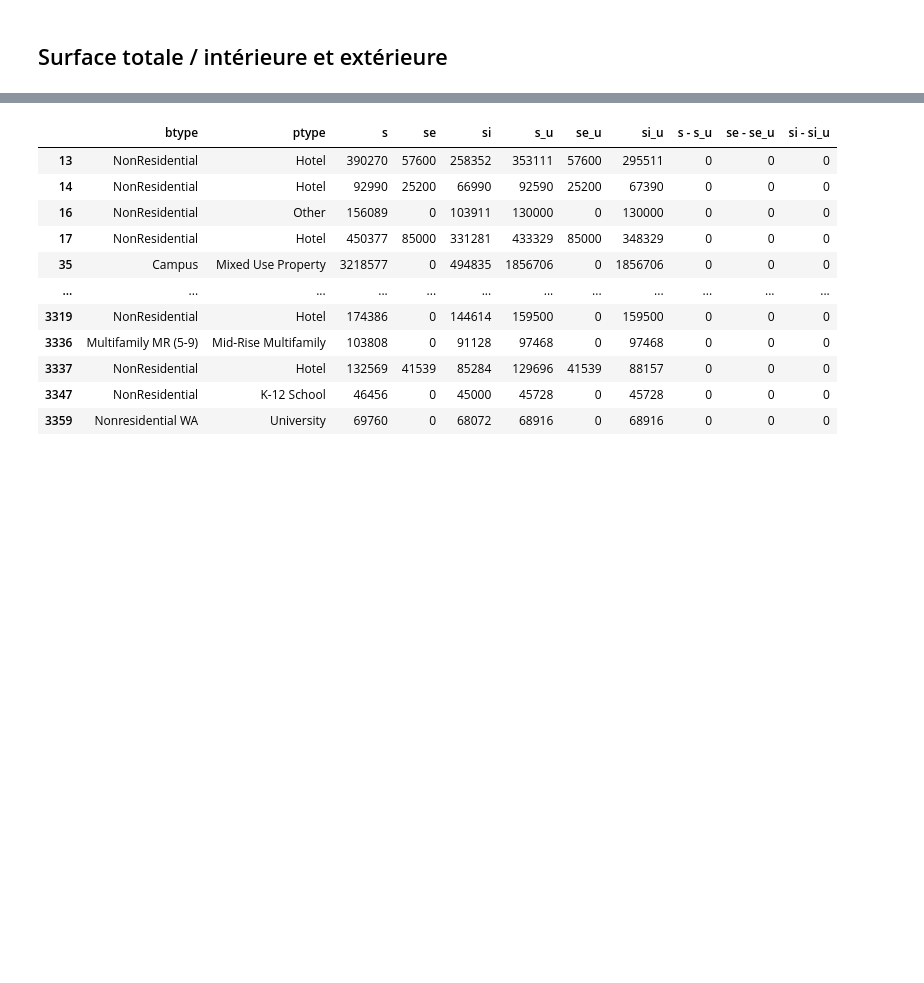
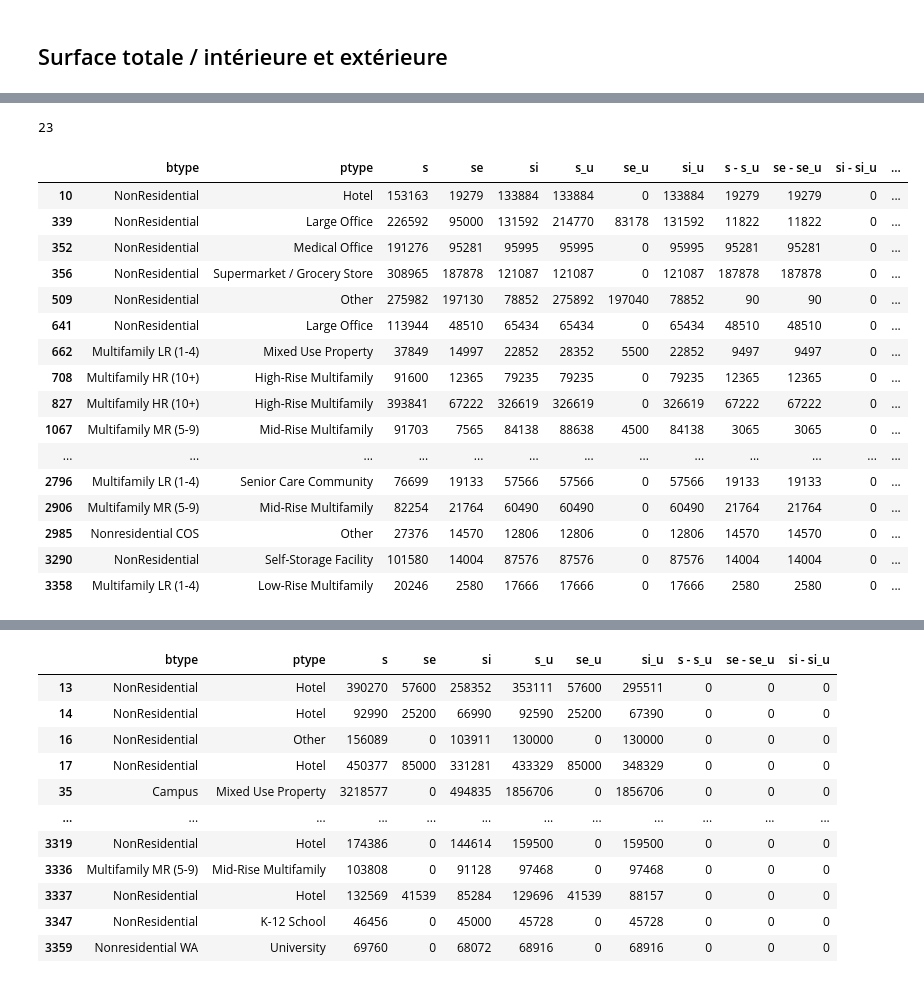
Before and after one commit to Franck-PepperLabs/pepper_carbon-neutral_seattle, a Jupyter notebook: jupyter/infer.ipynb, the cells around one changed output, grey strips where cells are left out. Drawn from its saved outputs; the diff is of its cells as text; code cells hidden in the pictures; blank space fills up the shorter version.

```diff
--- a/jupyter/infer.ipynb
+++ b/jupyter/infer.ipynb
@@ -721,0 +869,24 @@ display(table_si_inf_siu)
+# %%
+class_4_members = _table[class_4]
+class_4_members_details = join_use_allocation(class_4_members, data)
+print(class_4_members_details.shape[0])
+display(class_4_members_details)
+# %% [output]
+23
+|  | btype | ptype | s | se | si | s_u | se_u | si_u | s - s_u | se - se_u | si - si_u | ... |
+| 10 | NonResidential | Hotel | 153163 | 19279 | 133884 | 133884 | 0 | 133884 | 19279 | 19279 | 0 | ... |
+| 339 | NonResidential | Large Office | 226592 | 95000 | 131592 | 214770 | 83178 | 131592 | 11822 | 11822 | 0 | ... |
+| 352 | NonResidential | Medical Office | 191276 | 95281 | 95995 | 95995 | 0 | 95995 | 95281 | 95281 | 0 | ... |
+| 356 | NonResidential | Supermarket / Grocery Store | 308965 | 187878 | 121087 | 121087 | 0 | 121087 | 187878 | 187878 | 0 | ... |
+| 509 | NonResidential | Other | 275982 | 197130 | 78852 | 275892 | 197040 | 78852 | 90 | 90 | 0 | ... |
+| 641 | NonResidential | Large Office | 113944 | 48510 | 65434 | 65434 | 0 | 65434 | 48510 | 48510 | 0 | ... |
+| 662 | Multifamily LR (1-4) | Mixed Use Property | 37849 | 14997 | 22852 | 28352 | 5500 | 22852 | 9497 | 9497 | 0 | ... |
+| 708 | Multifamily HR (10+) | High-Rise Multifamily | 91600 | 12365 | 79235 | 79235 | 0 | 79235 | 12365 | 12365 | 0 | ... |
+| 827 | Multifamily HR (10+) | High-Rise Multifamily | 393841 | 67222 | 326619 | 326619 | 0 | 326619 | 67222 | 67222 | 0 | ... |
+| 1067 | Multifamily MR (5-9) | Mid-Rise Multifamily | 91703 | 7565 | 84138 | 88638 | 4500 | 84138 | 3065 | 3065 | 0 | ... |
+| ... | ... | ... | ... | ... | ... | ... | ... | ... | ... | ... | ... | ... |
+| 2796 | Multifamily LR (1-4) | Senior Care Community | 76699 | 19133 | 57566 | 57566 | 0 | 57566 | 19133 | 19133 | 0 | ... |
+| 2906 | Multifamily MR (5-9) | Mid-Rise Multifamily | 82254 | 21764 | 60490 | 60490 | 0 | 60490 | 21764 | 21764 | 0 | ... |
+| 2985 | Nonresidential COS | Other | 27376 | 14570 | 12806 | 12806 | 0 | 12806 | 14570 | 14570 | 0 | ... |
+| 3290 | NonResidential | Self-Storage Facility | 101580 | 14004 | 87576 | 87576 | 0 | 87576 | 14004 | 14004 | 0 | ... |
+| 3358 | Multifamily LR (1-4) | Low-Rise Multifamily | 20246 | 2580 | 17666 | 17666 | 0 | 17666 | 2580 | 2580 | 0 | ... |
```
Also changed, not shown: parts of 48 cells of this notebook, 1 other file.
